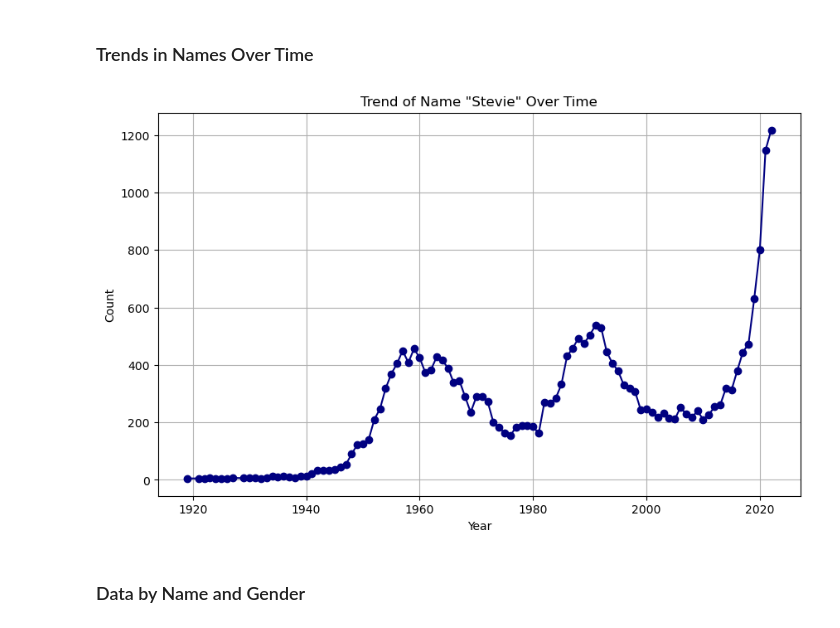
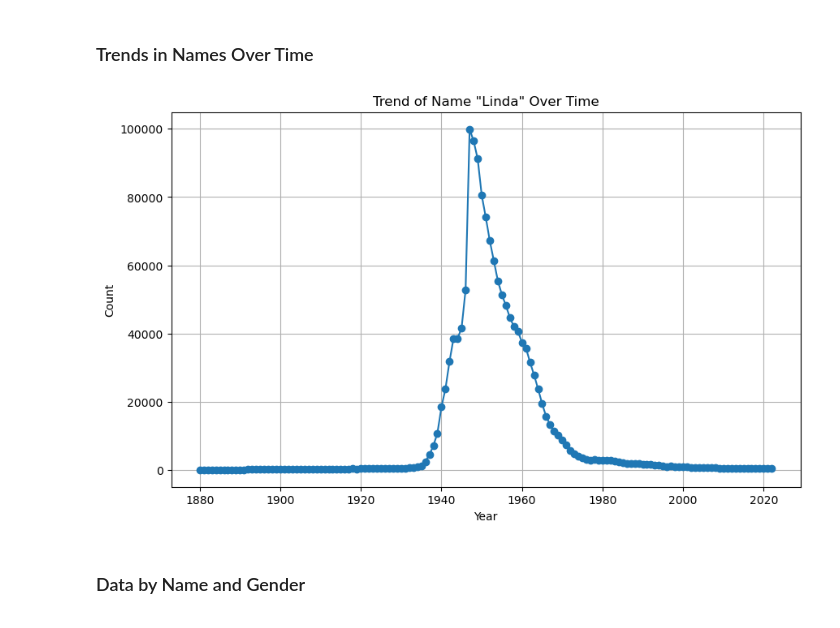
Before and after one commit to paulsch1/capstone, a Jupyter notebook: cap2a_national_name_trends.ipynb, the cells around one changed output. Cells and saved outputs as stored; diff of their text form; code cells hidden in the pictures.

```diff
--- a/cap2a_national_name_trends.ipynb
+++ b/cap2a_national_name_trends.ipynb
@@ -52,9 +62,9 @@ def plot_name_trend(df, name_to_plot):
     plt.show()
 # %%
 # Plot example name
-plot_name_trend(national_df, 'Stevie')
+plot_name_trend(national_df, 'Linda')
 # %% [output]
-[figure, old version]
+[figure, new version]
 # %% [markdown]
 ### Data by Name and Gender
 # %%
```
Also changed, not shown: parts of 9 cells of this notebook.
